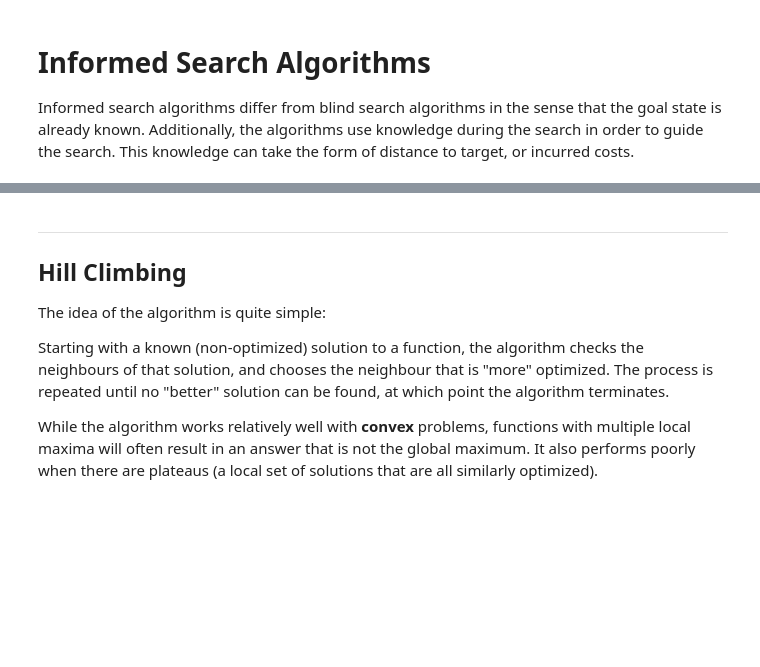
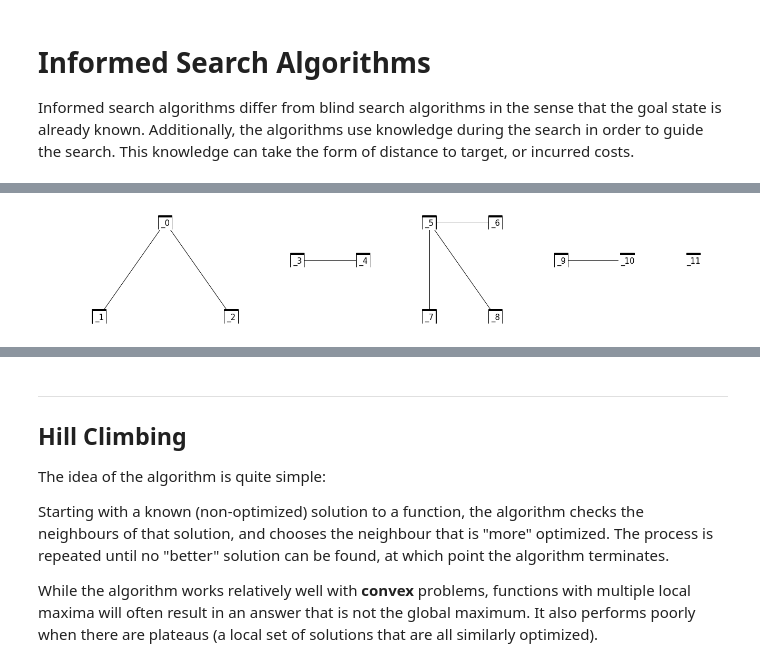
Before and after one commit to SmartMobilityAlgorithms/book, a Jupyter notebook: content/GraphSearchAlgorithms/InformedSearch.ipynb, the cells around one changed output, grey strips where cells are left out. Drawn from its saved outputs; the diff is of its cells as text; code cells hidden in the pictures; blank space fills up the shorter version.

```diff
--- a/content/GraphSearchAlgorithms/InformedSearch.ipynb
+++ b/content/GraphSearchAlgorithms/InformedSearch.ipynb
@@ -4,0 +20,5 @@ Informed search algorithms differ from blind search algorithms in the sense that
+# %%
+from figures import *
+disjoint_forest()
+# %% [output]
+[figure, added]
```
Also changed, not shown: parts of 24 cells of this notebook, 6 other files.
